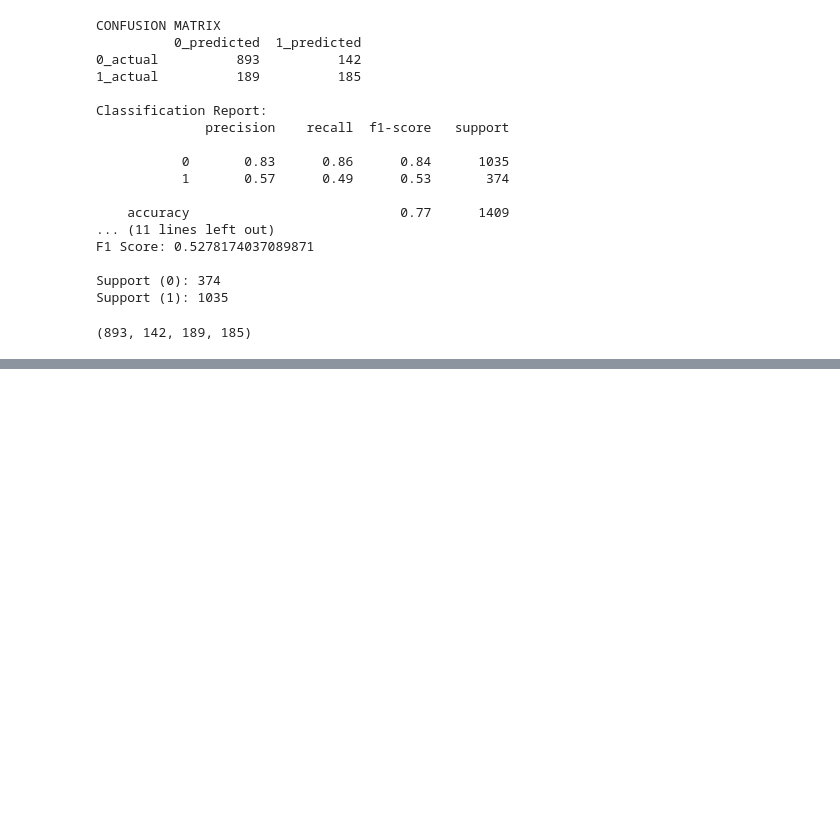
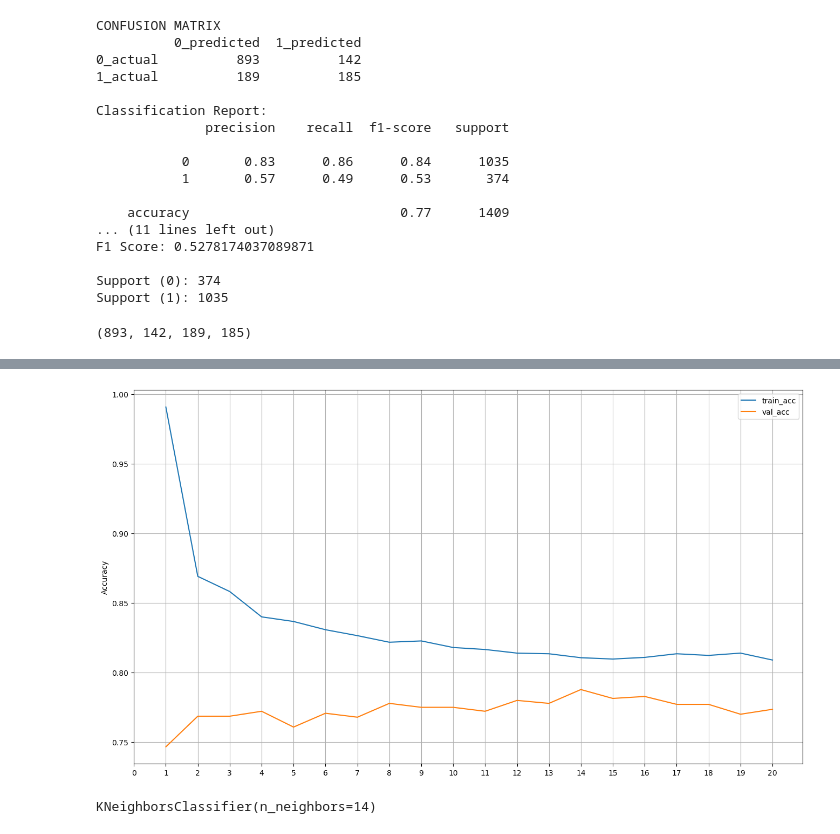
Before and after one commit to corey-hermesch/telco_churn_project, a Jupyter notebook: mvp_model_work.ipynb, the cells around one changed output, grey strips where cells are left out. Saved outputs shown, nothing was run; the diff lists cells and outputs as text; code cells hidden in the pictures; blank space fills up the shorter version.

```diff
--- a/mvp_model_work.ipynb
+++ b/mvp_model_work.ipynb
@@ -258,0 +380,7 @@ results_df.T
+# %%
+features = ['tenure', 'monthly_charges', 'internet_service_type_Fiber optic', 'internet_service_type_None',
+            'tech_support_Yes', 'contract_type_One year', 'contract_type_Two year',
+            'payment_type_Credit card (automatic)', 'payment_type_Electronic check', 'payment_type_Mailed check']
+X_train = X_train[features]
+X_validate = X_validate[features]
+X_test = X_test[features]
@@ -258,0 +416,3 @@ results_df.T
+# %%
+logit = LogisticRegression(C=.01)
+logit.fit(X_train, y_train)
@@ -258,0 +443,3 @@ results_df.T
+# %%
+logit = LogisticRegression(C=1)
+logit.fit(X_train, y_train)
@@ -258,0 +473,4 @@ results_df.T
+# %%
+results_df = m.get_knn_metrics(X_train, X_validate, y_train, y_validate)
+results_df['diff'] = results_df.train_acc - results_df.val_acc
+results_df
@@ -258,0 +495,14 @@ results_df.T
+# %%
+# plot the score
+results_df[['train_acc','val_acc']].plot(figsize = (16,9))
+# results_df.plot(figsize = (16,9))
+plt.ylabel('Accuracy')
+plt.xticks(np.arange(0,21,1))
+plt.grid()
+# %% [output]
+[figure, added]
+# %%
+knn = KNeighborsClassifier(n_neighbors=14)
+knn.fit(X_train, y_train)
+# %% [output]
+KNeighborsClassifier(n_neighbors=14)
```
Also changed, not shown: parts of 42 cells of this notebook, 5 other files.
